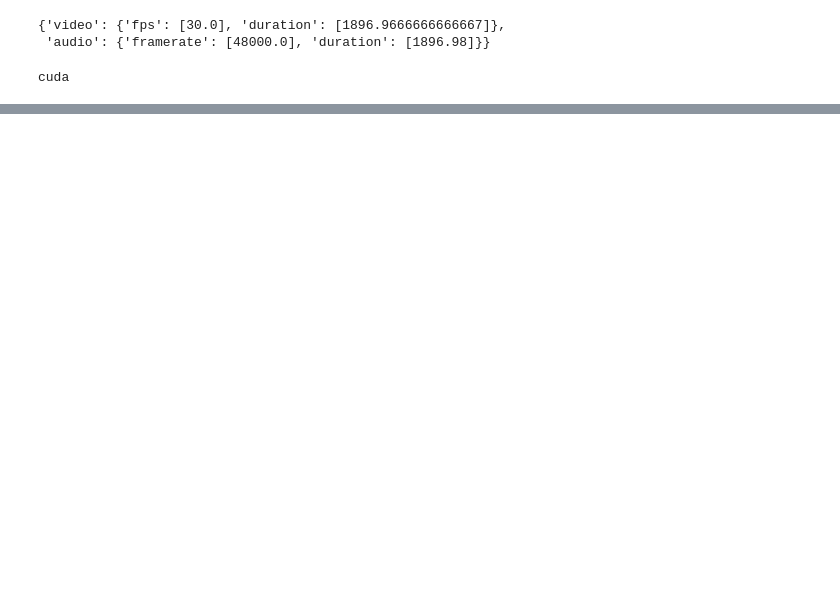
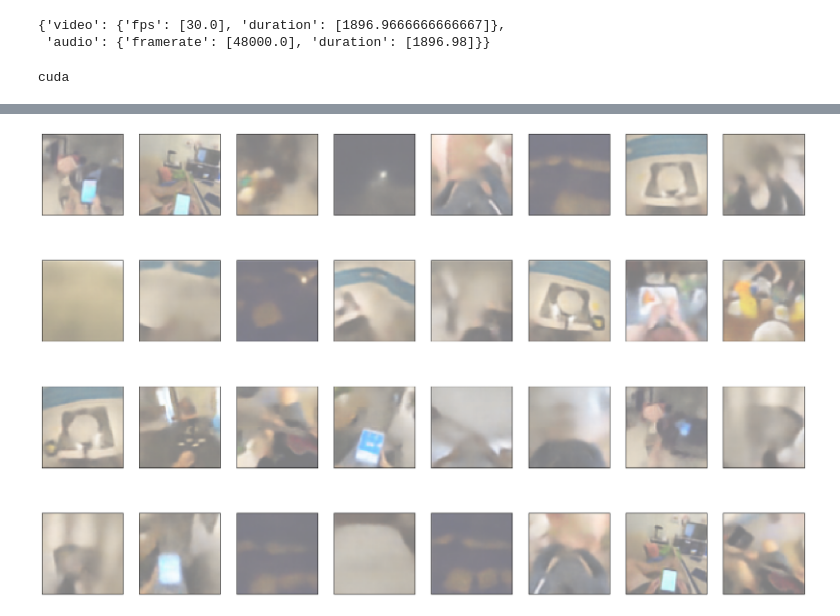
Before and after one commit to Qwest1204/reinforsment_learning, a Jupyter notebook: VAE.ipynb, the cells around one changed output, grey strips where cells are left out. Saved outputs shown, nothing was run; the diff lists cells and outputs as text; code cells hidden in the pictures; blank space fills up the shorter version.

Commit message:
created VAE moodel, latent dim and dataset

```diff
--- a/VAE.ipynb
+++ b/VAE.ipynb
@@ -96,7 +114,7 @@ print(device)
 # %% [output]
 cuda
 # %%
-class DogDataset(Dataset):
+class Ego4d(Dataset):
     def __init__(self, img_dir, transform1=None, transform2=None):
 
         self.img_dir = img_dir
@@ -135,12 +153,13 @@ transform2 = transforms.Compose([transforms.RandomHorizontalFlip(p=0.5),
                                  transforms.ToTensor(),
                                  #transforms.Normalize((0.5, 0.5, 0.5), (0.5, 0.5, 0.5))
                                  ])
-
-train_dataset = DogDataset(img_dir='/mnt/yankey/TEMP/image_from_video_540ss/',
+print('transform initializate sucsess')
+train_dataset = Ego4d(img_dir='/home/qwest/data_for_ml/ego4d/',
                            transform1=transform1,
                            transform2=transform2)
-
+print("train_dataset init")
 train_loader = DataLoader(dataset=train_dataset,
                           batch_size=batch_size,
                           shuffle=True,
-                          num_workers=8)
+                          num_workers=14)
+print("train_loader init")
@@ -249,8 +272,8 @@ lr = 0.001
 epochs = 50
 latent_dim = 32
 
-model = VAE(latent_dim, batch_size=batch_size).to(device)
-optimizer = optim.Adam(model.parameters(), lr=lr)
+#model = VAE(latent_dim, batch_size=batch_size).to(device)
+#optimizer = optim.Adam(model.parameters(), lr=lr)
 # %%
 for epoch in range(1, epochs+1):
     x = next(iter(train_loader))
@@ -280,0 +301,4 @@ model.
+# %%
+model = VAE(latent_dim, batch_size=batch_size).to(device)
+model.load_state_dict(torch.load("VAE.pth"))
+model.eval()
@@ -280,0 +324,11 @@ model.
+# %%
+x = next(iter(train_loader))
+reconstructed, mu, _ = model(x.to(device))
+reconstructed = reconstructed.view(-1, 3, 64, 64).detach().cpu().numpy().transpose(0, 2, 3, 1)
+
+fig = plt.figure(figsize=(25, 16))
+for ii, img in enumerate(reconstructed):
+    ax = fig.add_subplot(4, 8, ii + 1, xticks=[], yticks=[])
+    plt.imshow((img+1.)/2.)
+# %% [output]
+[figure, added]
```
Also changed, not shown: parts of 8 cells of this notebook, 3 other files.
